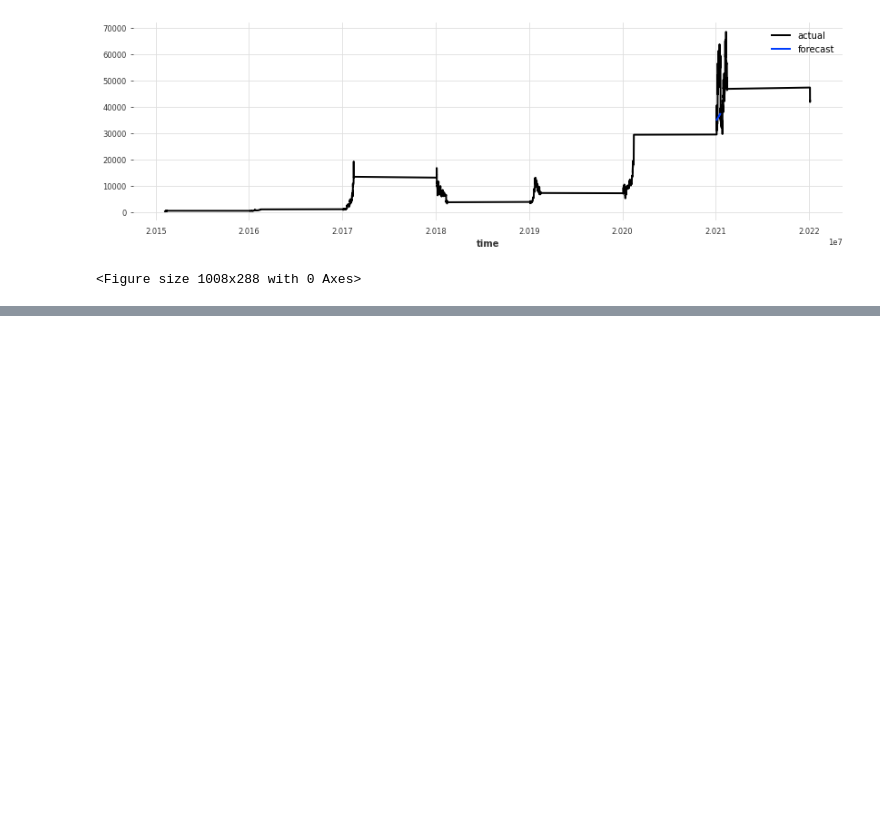
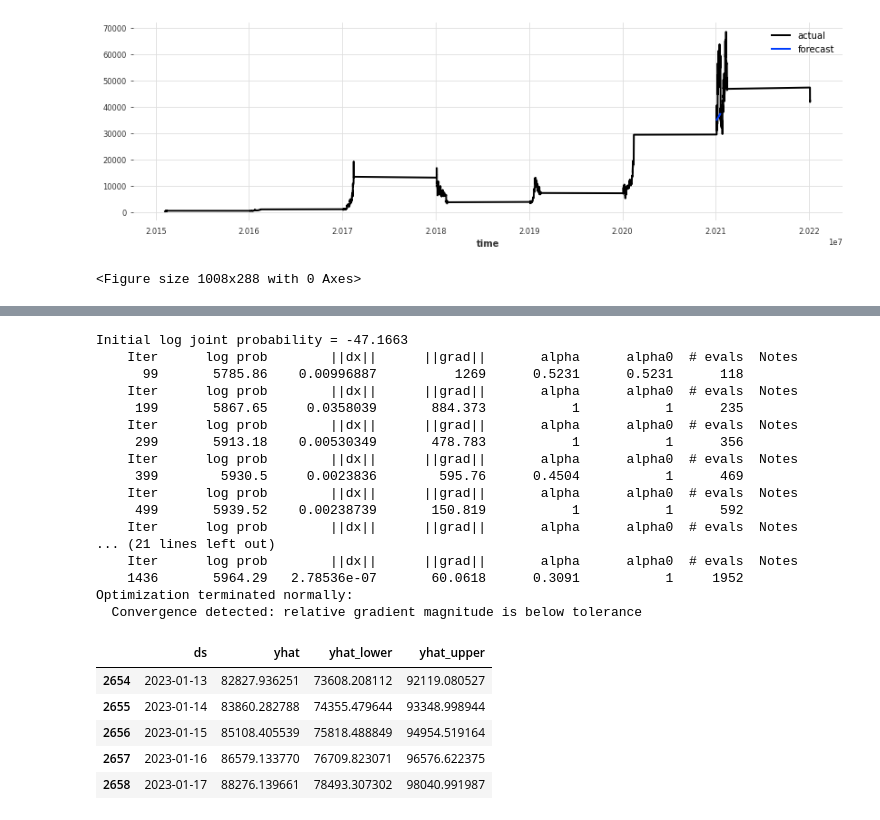
Before and after one commit to JonathanSuryadiputra/datascience-ca1, a Jupyter notebook: chiieong/CA.ipynb, the cells around one changed output, grey strips where cells are left out. Saved outputs shown, nothing was run; the diff lists cells and outputs as text; code cells hidden in the pictures; blank space fills up the shorter version.

```diff
--- a/chiieong/CA.ipynb
+++ b/chiieong/CA.ipynb
@@ -210,0 +213,30 @@ forecast
+# %%
+model = Prophet(daily_seasonality = False, weekly_seasonality = False, yearly_seasonality = True, seasonality_mode = 'multiplicative', growth = 'linear')
+model.fit(df)
+future = model.make_future_dataframe(periods = 365)
+forecast = model.predict(future)
+forecast[['ds', 'yhat', 'yhat_lower', 'yhat_upper']].tail()
+# %% [output]
+Initial log joint probability = -47.1663
+    Iter      log prob        ||dx||      ||grad||       alpha      alpha0  # evals  Notes
+      99       5785.86    0.00996887          1269      0.5231      0.5231      118
+    Iter      log prob        ||dx||      ||grad||       alpha      alpha0  # evals  Notes
+     199       5867.65     0.0358039       884.373           1           1      235
+    Iter      log prob        ||dx||      ||grad||       alpha      alpha0  # evals  Notes
+     299       5913.18    0.00530349       478.783           1           1      356
+    Iter      log prob        ||dx||      ||grad||       alpha      alpha0  # evals  Notes
+     399        5930.5     0.0023836        595.76      0.4504           1      469
+    Iter      log prob        ||dx||      ||grad||       alpha      alpha0  # evals  Notes
+     499       5939.52    0.00238739       150.819           1           1      592
+    Iter      log prob        ||dx||      ||grad||       alpha      alpha0  # evals  Notes
+... (21 lines left out)
+    Iter      log prob        ||dx||      ||grad||       alpha      alpha0  # evals  Notes
+    1436       5964.29   2.78536e-07       60.0618      0.3091           1     1952
+Optimization terminated normally:
+  Convergence detected: relative gradient magnitude is below tolerance
+|  | ds | yhat | yhat_lower | yhat_upper |
+| 2654 | 2023-01-13 | 82827.936251 | 73608.208112 | 92119.080527 |
+| 2655 | 2023-01-14 | 83860.282788 | 74355.479644 | 93348.998944 |
+| 2656 | 2023-01-15 | 85108.405539 | 75818.488849 | 94954.519164 |
+| 2657 | 2023-01-16 | 86579.133770 | 76709.823071 | 96576.622375 |
+| 2658 | 2023-01-17 | 88276.139661 | 78493.307302 | 98040.991987 |
```
Also changed, not shown: parts of 39 cells of this notebook.
